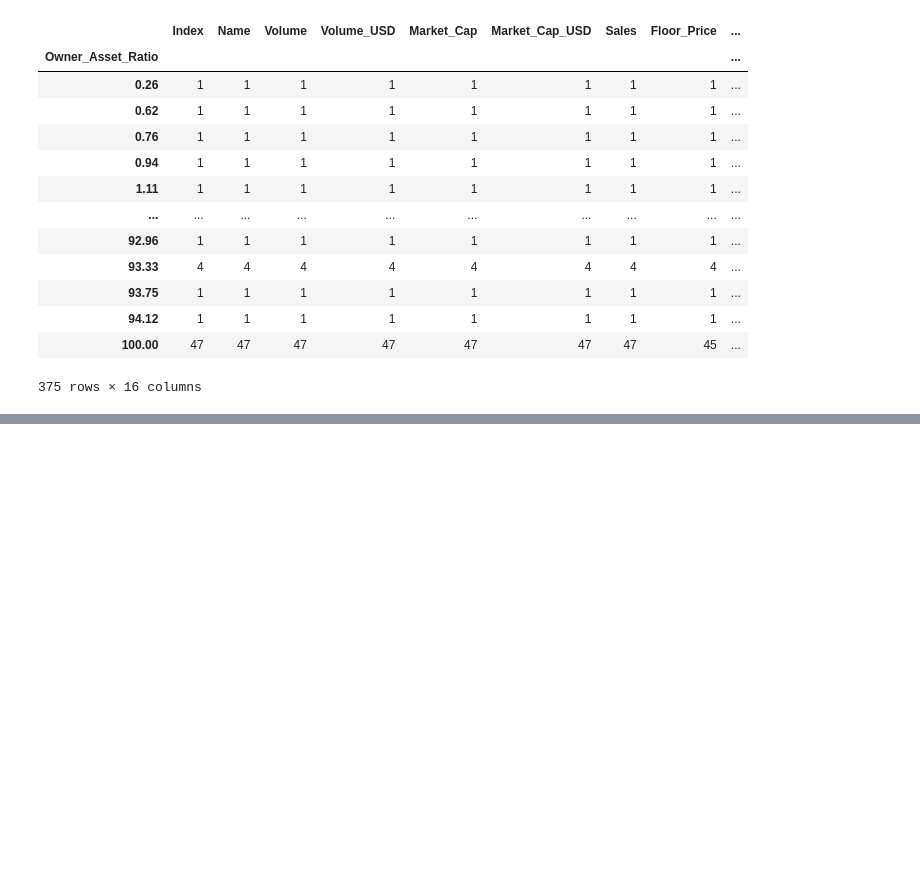
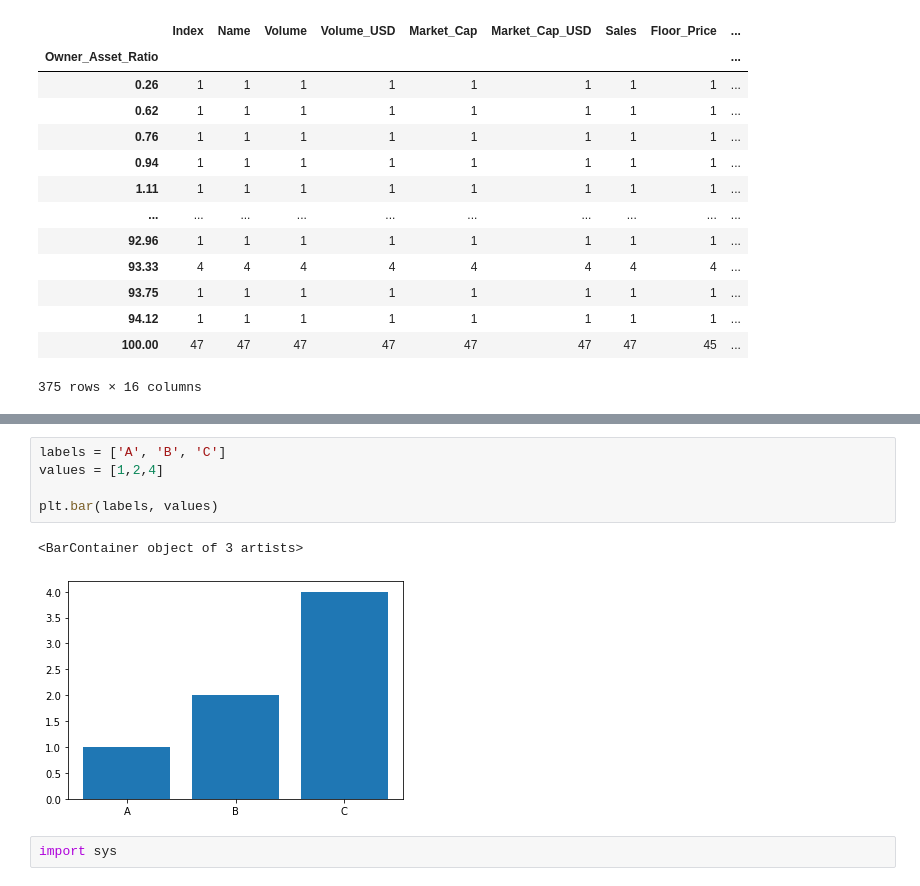
Before and after one commit to holy-parmesan/NFT_Top_Collections, a Jupyter notebook: NFT_Top_Collections.ipynb, the cells around one changed output, grey strips where cells are left out. Drawn from its saved outputs; the diff is of its cells as text; blank space fills up the shorter version.

```diff
--- a/NFT_Top_Collections.ipynb
+++ b/NFT_Top_Collections.ipynb
@@ -157,0 +186,10 @@ df.groupby(['Owner_Asset_Ratio']).count()
+# %%
+labels = ['A', 'B', 'C']
+values = [1,2,4]
+
+plt.bar(labels, values)
+# %% [output]
+<BarContainer object of 3 artists>
+[figure, added]
+# %%
+import sys
```
Also changed, not shown: parts of 7 cells of this notebook, 1 other file.
